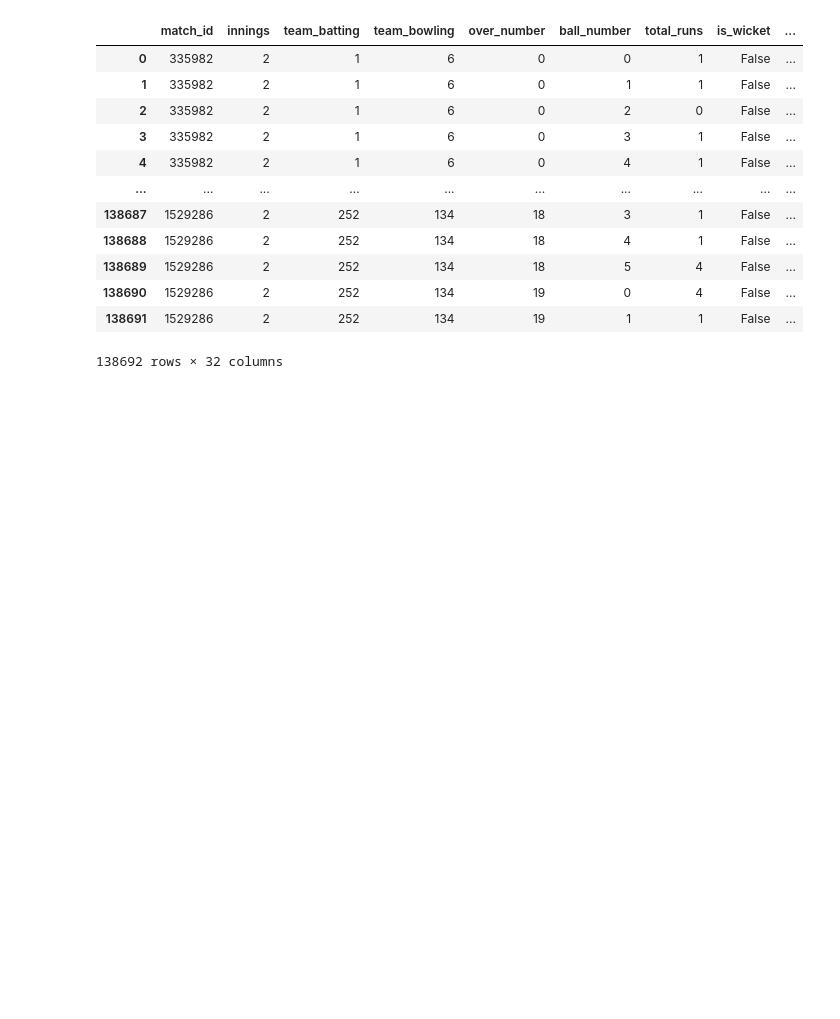
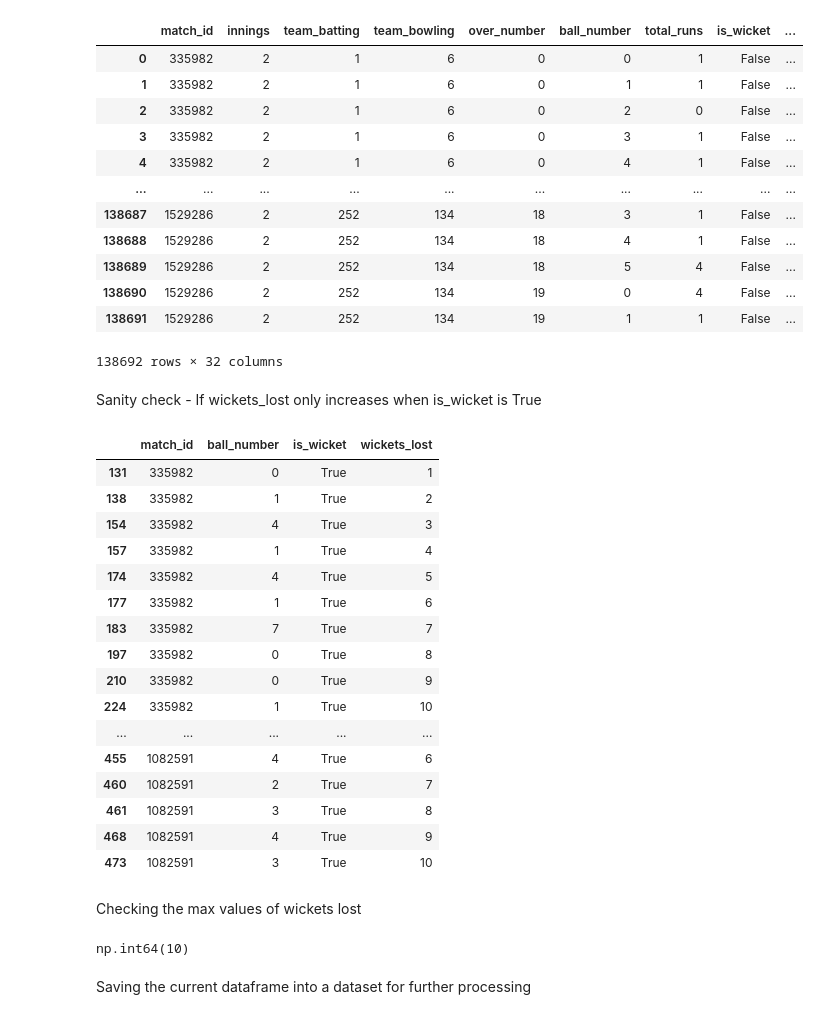
Before and after one commit to RavenKing45/IPL-Win-Probability-predictor, a Jupyter notebook: notebooks/2) Preprocessing and feature engineering.ipynb, the cells around one changed output. Drawn from its saved outputs; the diff is of its cells as text; code cells hidden in the pictures; blank space fills up the shorter version.

```diff
--- a/notebooks/Preprocessing and feature selection.ipynb
+++ b/notebooks/2) Preprocessing and feature engineering.ipynb
@@ -276,0 +280,33 @@ second_innings_merged.to_csv("second_innings_merged.csv")
+# %% [markdown]
+Sanity check - If wickets_lost only increases when is_wicket is True
+# %%
+second_innings.loc[
+    second_innings["is_wicket"] == True,
+    ["match_id", "ball_number", "is_wicket", "wickets_lost"]
+].head(20)
+# %% [output]
+|  | match_id | ball_number | is_wicket | wickets_lost |
+| 131 | 335982 | 0 | True | 1 |
+| 138 | 335982 | 1 | True | 2 |
+| 154 | 335982 | 4 | True | 3 |
+| 157 | 335982 | 1 | True | 4 |
+| 174 | 335982 | 4 | True | 5 |
+| 177 | 335982 | 1 | True | 6 |
+| 183 | 335982 | 7 | True | 7 |
+| 197 | 335982 | 0 | True | 8 |
+| 210 | 335982 | 0 | True | 9 |
+| 224 | 335982 | 1 | True | 10 |
+| ... | ... | ... | ... | ... |
+| 455 | 1082591 | 4 | True | 6 |
+| 460 | 1082591 | 2 | True | 7 |
+| 461 | 1082591 | 3 | True | 8 |
+| 468 | 1082591 | 4 | True | 9 |
+| 473 | 1082591 | 3 | True | 10 |
+# %% [markdown]
+Checking the max values of wickets lost
+# %%
+second_innings["wickets_lost"].max()
+# %% [output]
+np.int64(10)
+# %% [markdown]
+Saving the current dataframe into a dataset for further processing
```
Also changed, not shown: parts of 11 cells of this notebook, 2 other files.
